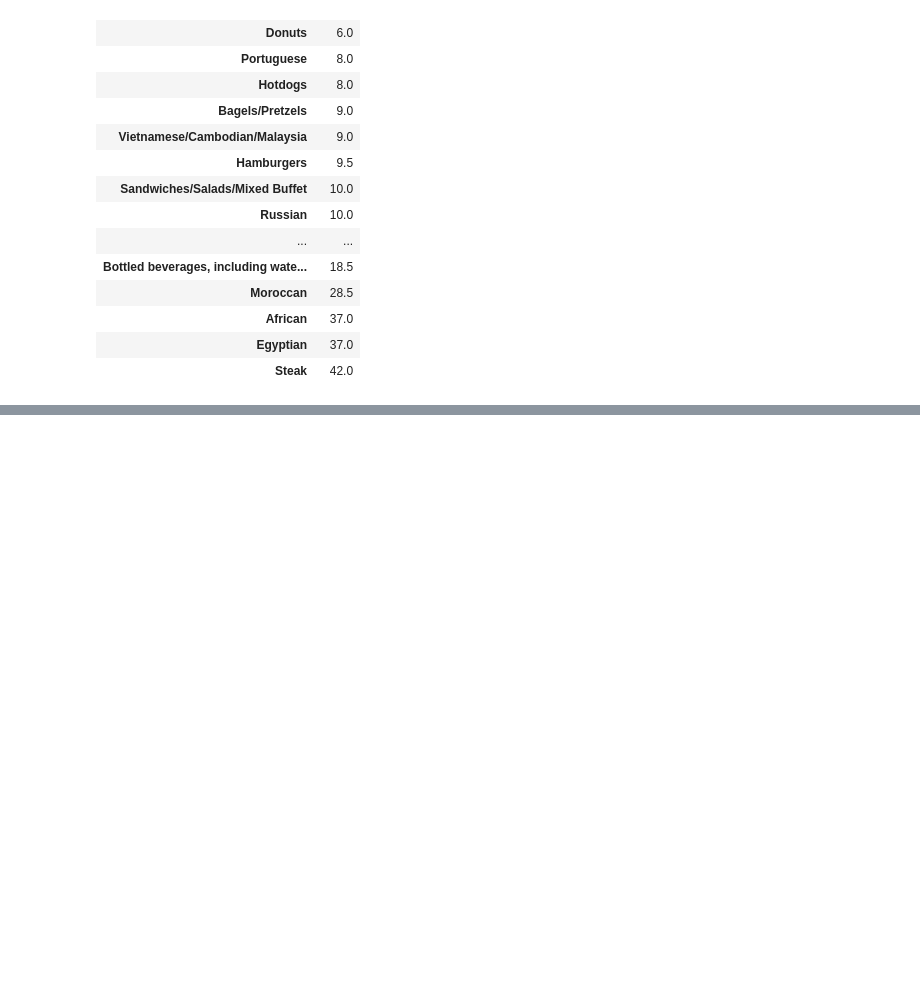
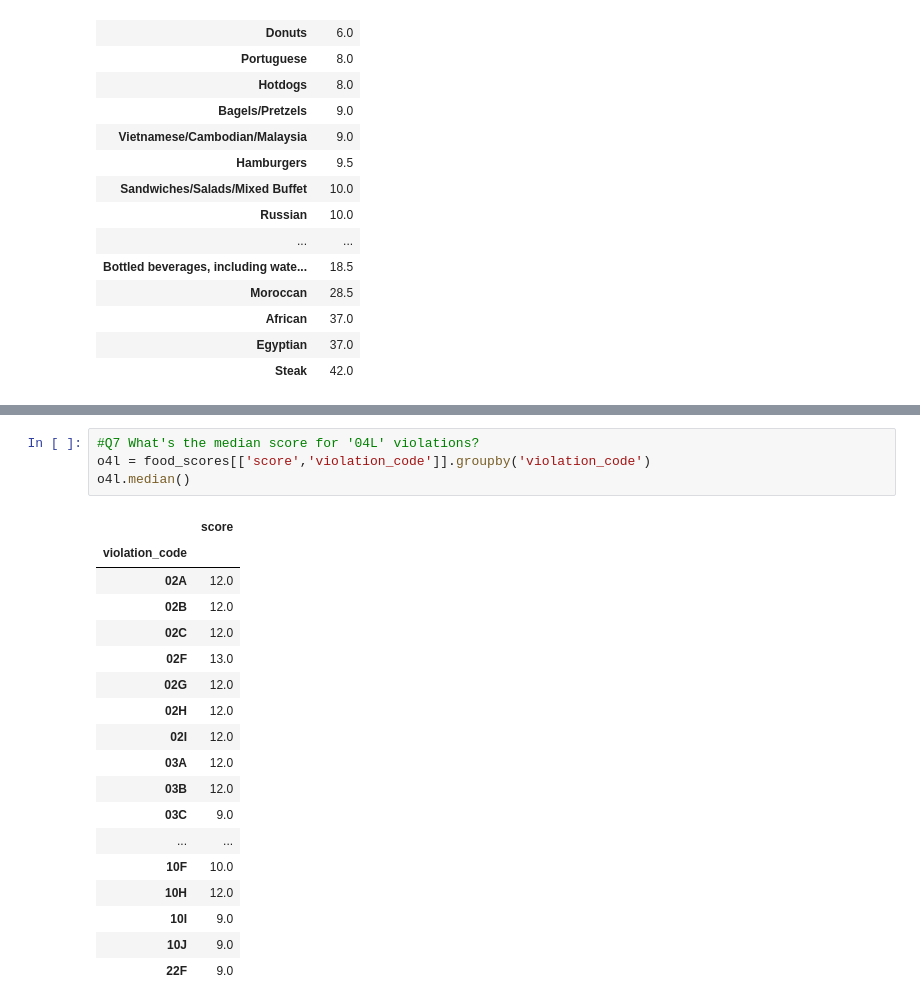
Before and after one commit to yuleidner/Katz_Data_Analytics, a Jupyter notebook: M10/M10 Quiz.ipynb, the cells around one changed output, grey strips where cells are left out. Cells and saved outputs as stored; diff of their text form; blank space fills up the shorter version.

```diff
--- a/M10/M10 Quiz.ipynb
+++ b/M10/M10 Quiz.ipynb
@@ -105,0 +150,23 @@ boro.sort_values('score')
+# %%
+#Q7 What's the median score for '04L' violations?
+o4l = food_scores[['score','violation_code']].groupby('violation_code')
+o4l.median()
+# %% [output]
+|  | score |
+| violation_code |  |
+| 02A | 12.0 |
+| 02B | 12.0 |
+| 02C | 12.0 |
+| 02F | 13.0 |
+| 02G | 12.0 |
+| 02H | 12.0 |
+| 02I | 12.0 |
+| 03A | 12.0 |
+| 03B | 12.0 |
+| 03C | 9.0 |
+| ... | ... |
+| 10F | 10.0 |
+| 10H | 12.0 |
+| 10I | 9.0 |
+| 10J | 9.0 |
+| 22F | 9.0 |
```
Also changed, not shown: parts of 5 cells of this notebook, 1 other file.
